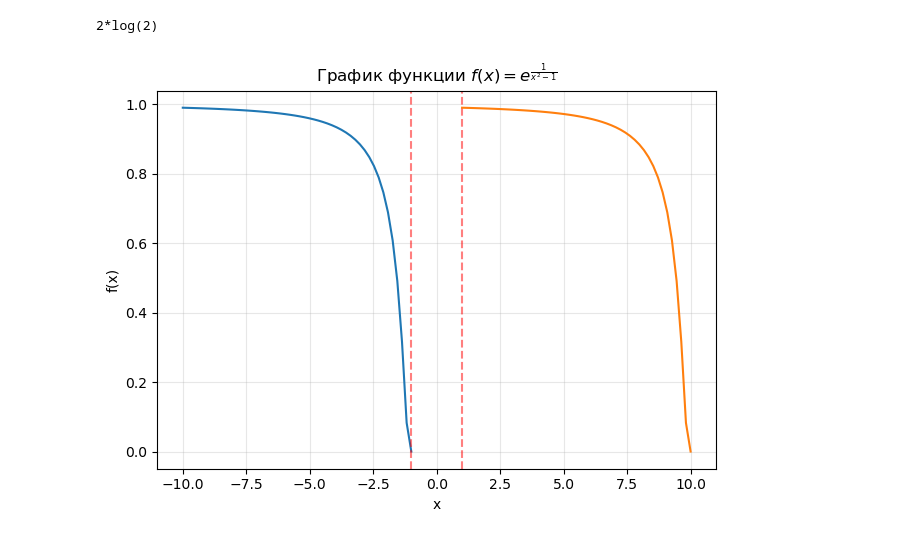
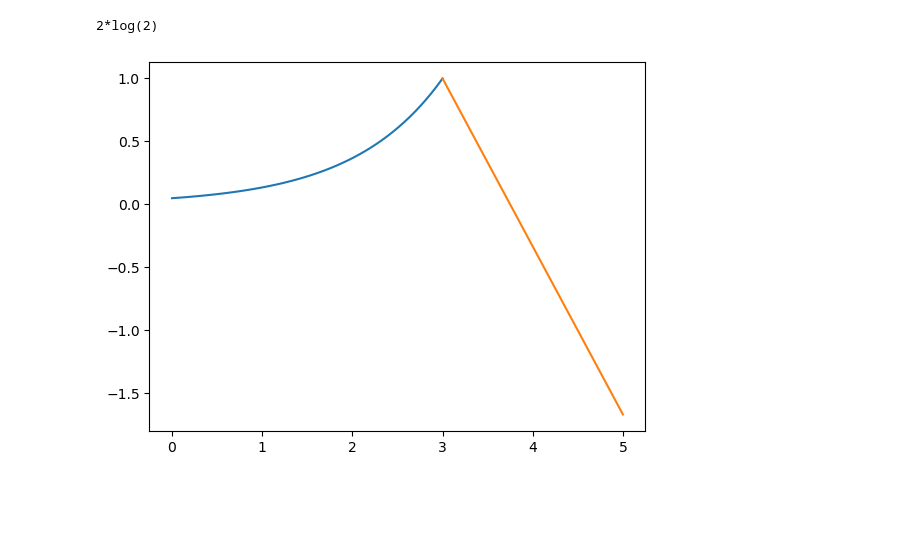
Before and after one commit to Jafar-cpu/git_test, a Jupyter notebook: BDZ/BDZ_MATAN.ipynb, the cells around one changed output. Saved outputs shown, nothing was run; the diff lists cells and outputs as text; code cells hidden in the pictures; blank space fills up the shorter version.

```diff
--- a/BDZ/BDZ_MATAN.ipynb
+++ b/BDZ/BDZ_MATAN.ipynb
@@ -163,27 +163,16 @@ f = (2**x - 2 ) / ln(x)
 print(limit(f,x,1))
 # %% [output]
 2*log(2)
-# %%
-#4.26
-from matplotlib.pyplot import*
-from numpy import*
-x1 = linspace(-10,-1)
-
-f = exp(-1/(x1**2 -1))
-plot(x1,f)
-x2 = linspace(1,10)
-#f = e**(-1/(x**2 -1))
-xlabel('x')
-ylabel('f(x)')
-title(r'График функции $f(x) = e^{\frac{1}{x^2-1}}$')
-grid(True, alpha=0.3)
-
-# Добавляем вертикальные асимптоты
-axvline(x=-1, color='red', linestyle='--', alpha=0.5, label='Вертикальные асимптоты')
-axvline(x=1, color='red', linestyle='--', alpha=0.5)
-
-tight_layout()
-plot(x2,f)
-show()
-# %% [output]
-[figure, removed]
+# %%
+#4.56
+from matplotlib.pyplot import*
+from numpy import*
+x1 = linspace(0,3)
+x2 = linspace(3,5)
+f1 = exp(x1-3)
+f2 = (-4/3)*x2 + 5
+plot(x1,f1)
+plot(x2,f2)
+show()
+# %% [output]
+[figure, added]
```
Also changed, not shown: parts of 1 cell of this notebook.
